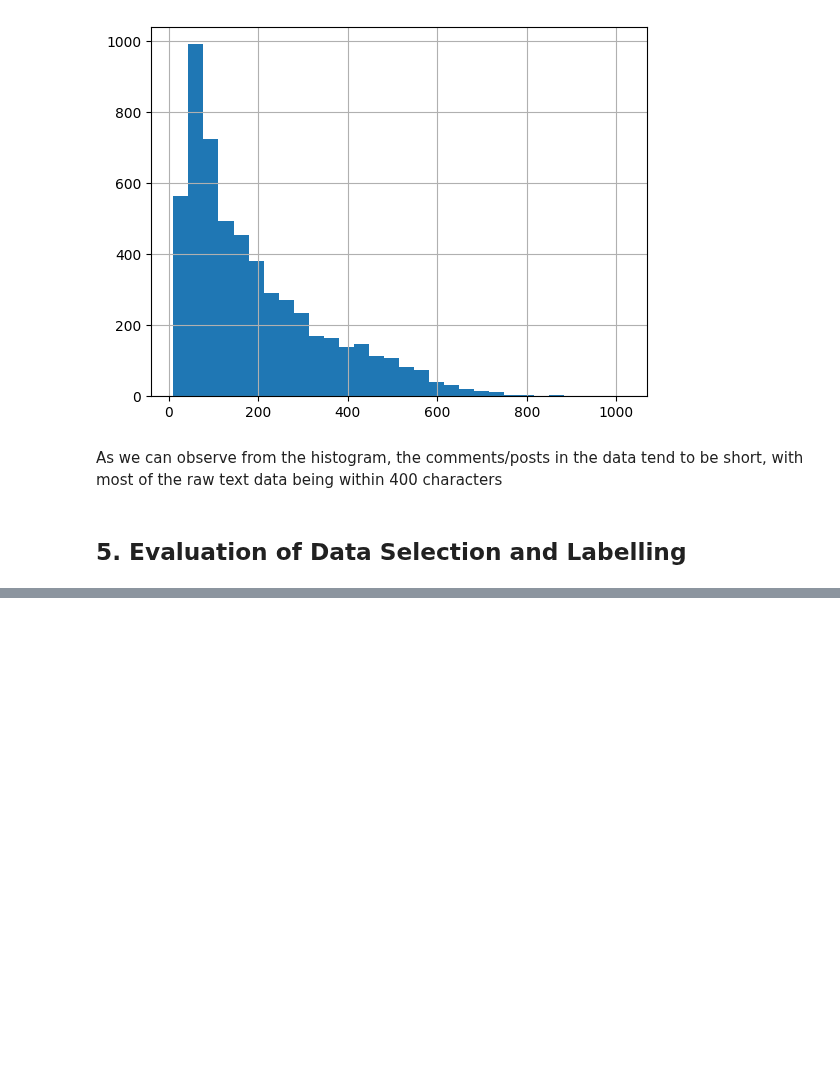
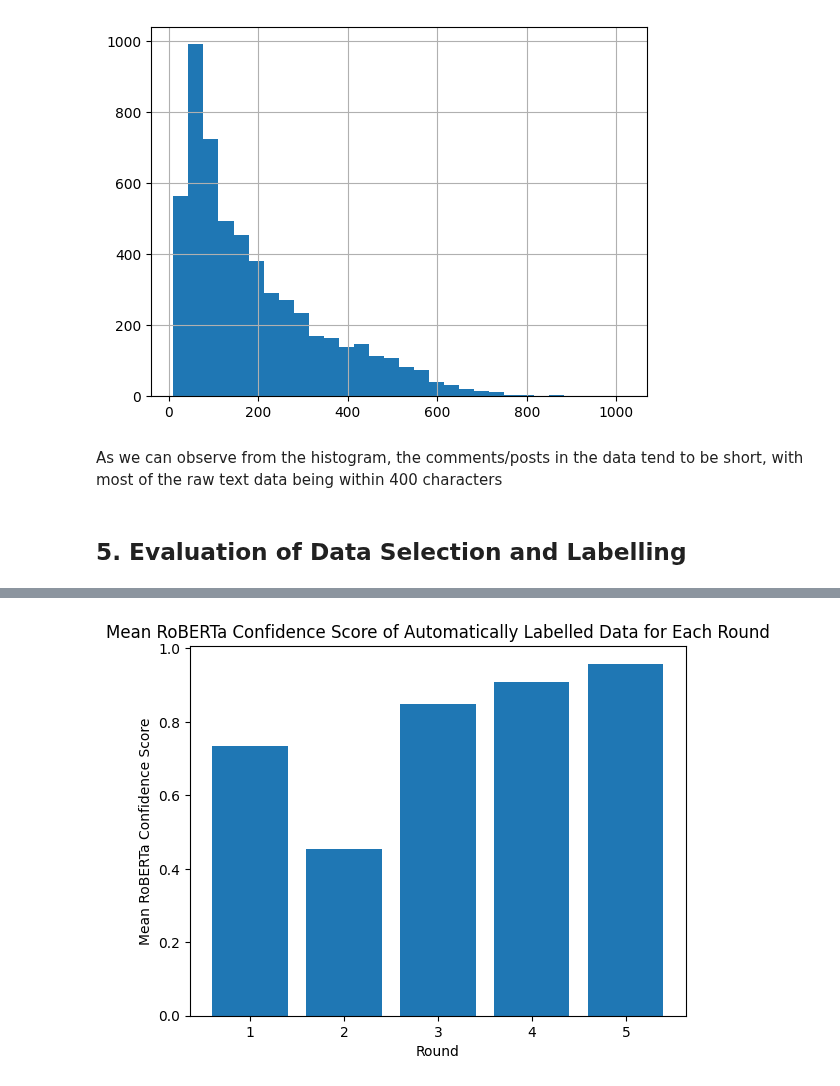
Before and after one commit to ajm2004/OpenAI-Sentiment-Analysis, a Jupyter notebook: Notebooks/labelling_active_learning.ipynb, the cells around one changed output, grey strips where cells are left out. Drawn from its saved outputs; the diff is of its cells as text; code cells hidden in the pictures; blank space fills up the shorter version.

```diff
--- a/Notebooks/labelling_active_learning.ipynb
+++ b/Notebooks/labelling_active_learning.ipynb
@@ -493,0 +533,18 @@ As we can observe from the histogram, the comments/posts in the data tend to be
+# %%
+# Find the mean RoBERTa confidence score of the automatically labelled data for each round
+round1_mean_confidence = round1_automatic_df['roberta_score'].mean()
+round2_mean_confidence = round2_automatic_df['roberta_score'].mean()
+round3_mean_confidence = round3_automatic_df['roberta_score'].mean()
+round4_mean_confidence = round4_automatic_df['roberta_score'].mean()
+round5_mean_confidence = round5_automatic_df['roberta_score'].mean()
+
+plt.bar(x = [1, 2, 3, 4, 5],
+        height = [round1_mean_confidence, round2_mean_confidence, round3_mean_confidence, round4_mean_confidence, round5_mean_confidence])
+
+plt.xlabel("Round")
+plt.ylabel("Mean RoBERTa Confidence Score")
+
+plt.title("Mean RoBERTa Confidence Score of Automatically Labelled Data for Each Round")
+plt.show()
+# %% [output]
+[figure, added]
```
Also changed, not shown: parts of 10 cells of this notebook.
